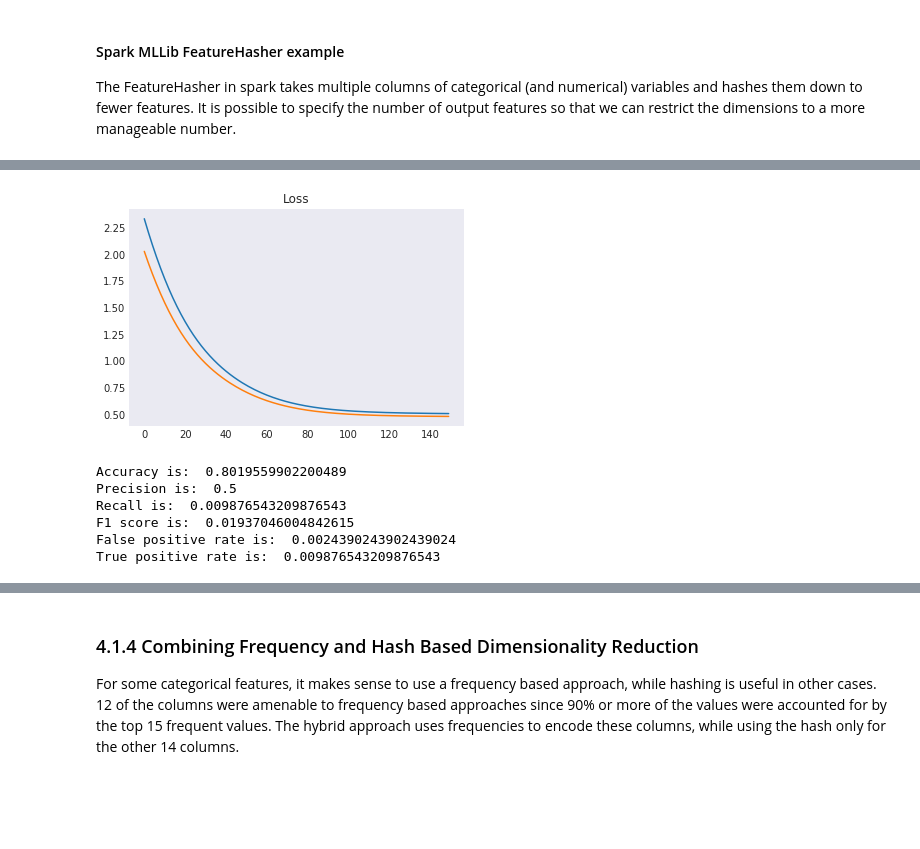
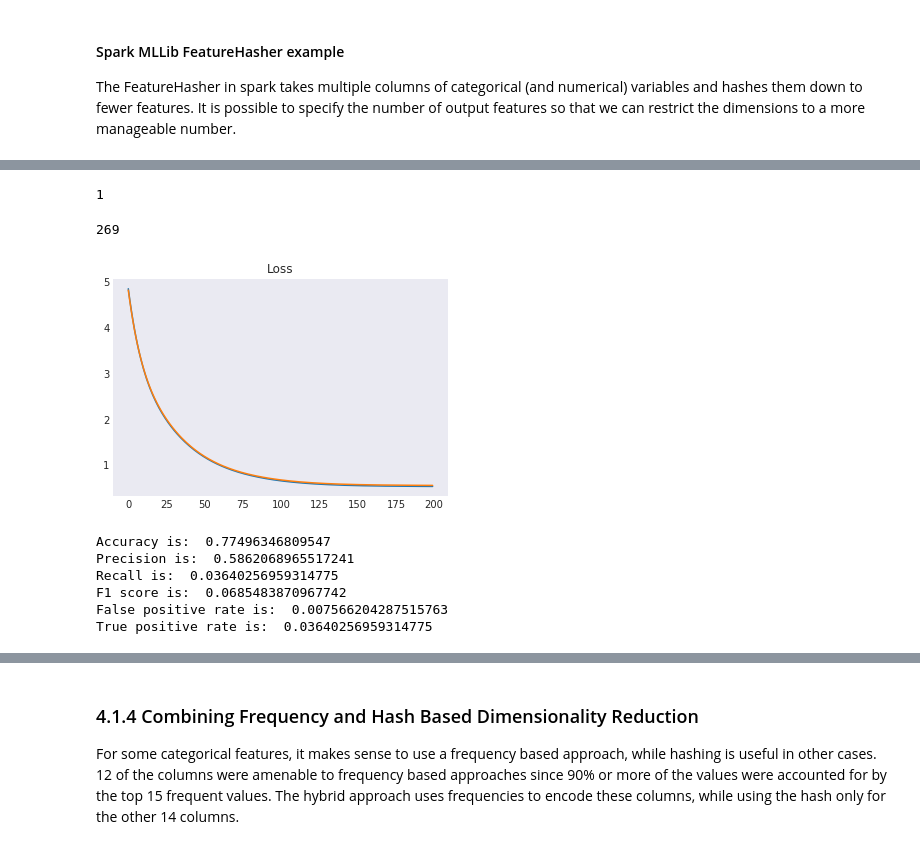
Before and after one commit to vnagapudi/W261_Final_Project, a Jupyter notebook: final_project_v1.ipynb, the cells around one changed output, grey strips where cells are left out. Drawn from its saved outputs; the diff is of its cells as text; code cells hidden in the pictures; blank space fills up the shorter version.

```diff
--- a/final_project_v1.ipynb
+++ b/final_project_v1.ipynb
@@ -1351,6 +1392,10 @@ The earlier section showed a logistic regression model with numerical variables
 Below, we take a look at the number of dimensions in the train_sample dataset for each categorical variable
 # %%
 # number of unique categorical values
+train_sample = sc.textFile('data/train_5pct.txt')\
+                 .map(lambda x: x.split('\t'))\
+                 .toDF().cache()
+
 from pyspark.sql.functions import col
 distCatVarCnt = 0
 for col in train_sample.columns[14:]:
@@ -1742,0 +1836,3 @@ train_sample1.show(3)
+# %%
+#generate train data for homegrown solution - select only 10000 rows of all features and target
+train_sample_red = train_sample_EDA.limit(10000).cache()
@@ -1743,7 +1842,6 @@ train_sample1.show(3)
 # %%
 #choose categorical columns to Hash
 hashInpList = []
-for c in range(14,41):
-    col = "_"+str(c)
-    hashInpList.append(col)
+for c in categorical_cols:
+    hashInpList.append(c)
 print (hashInpList)
@@ -1750,6 +1850,7 @@ print (hashInpList)
 # %%
-#Apply Multi-column hashing with 32 output features
-hasher = FeatureHasher(numFeatures=256, inputCols=hashInpList,outputCol="features")
+#Apply Multi-column hashing with given output features
+numFeatures = 256 #tried 50, 100, 256, 400
+hasher = FeatureHasher(numFeatures=numFeatures, inputCols=hashInpList,outputCol="features")
 
-featurized = hasher.transform(train_sample1)
+featurized = hasher.transform(train_sample_red)
 featurized.select("features").show(3,truncate=False)
@@ -1781,11 +1912,15 @@ numPlusCatRdd2 = normedRDD.zip(multiHashCatRdd) \
                          .map(mergeNumPlusCatRdds)
 numPlusCatRdd2.take(1)
 numPlusCatRdd2.getNumPartitions()
+# %% [output]
+1
 # %%
 #compute the number of features
 numb_features = np.size(numPlusCatRdd2.first()[1])
 print(numb_features)
 #define baseline model, add one parameter representing the intercept
 BASELINE = np.random.randn(numb_features + 1)
+# %% [output]
+269
 # %%
 #split into train, validation and test sets
@@ -1793,19 +1928,19 @@ train, validation, test = numPlusCatRdd2.randomSplit([0.6, 0.2, 0.2])
 # %%
-nSteps = 150
+nSteps = 200
 regType = 'ridge'
-regParam = 0.1
+regParam = 0.12
 learningRate = 0.1
 
 # run gradient descent
 train_loss, test_loss, model = GDUpdate(train, validation, BASELINE, nSteps, regType=regType,
                                         regParam=regParam, learningRate=learningRate, verbose = False)
 
 plt.plot(train_loss)
 plt.plot(test_loss)
 plt.title('Loss')
 plt.show()
 # %% [output]
-[figure, old version]
+[figure, new version]
 # %%
 # make predictions and compute metrics for treshProb = 0.5
 pred, ntp, ntn, nfp, nfn = makePrediction(validation, model[-1], 0.5)
@@ -1823,9 +1958,9 @@ print('F1 score is: ', f1)
 print('False positive rate is: ', fpr)
 print('True positive rate is: ', tpr)
 # %% [output]
-Accuracy is:  0.8019559902200489
-Precision is:  0.5
-Recall is:  0.009876543209876543
-F1 score is:  0.01937046004842615
-False positive rate is:  0.0024390243902439024
-True positive rate is:  0.009876543209876543
+Accuracy is:  0.77496346809547
+Precision is:  0.5862068965517241
+Recall is:  0.03640256959314775
+F1 score is:  0.0685483870967742
+False positive rate is:  0.007566204287515763
+True positive rate is:  0.03640256959314775
```
Also changed, not shown: parts of 41 cells of this notebook.
